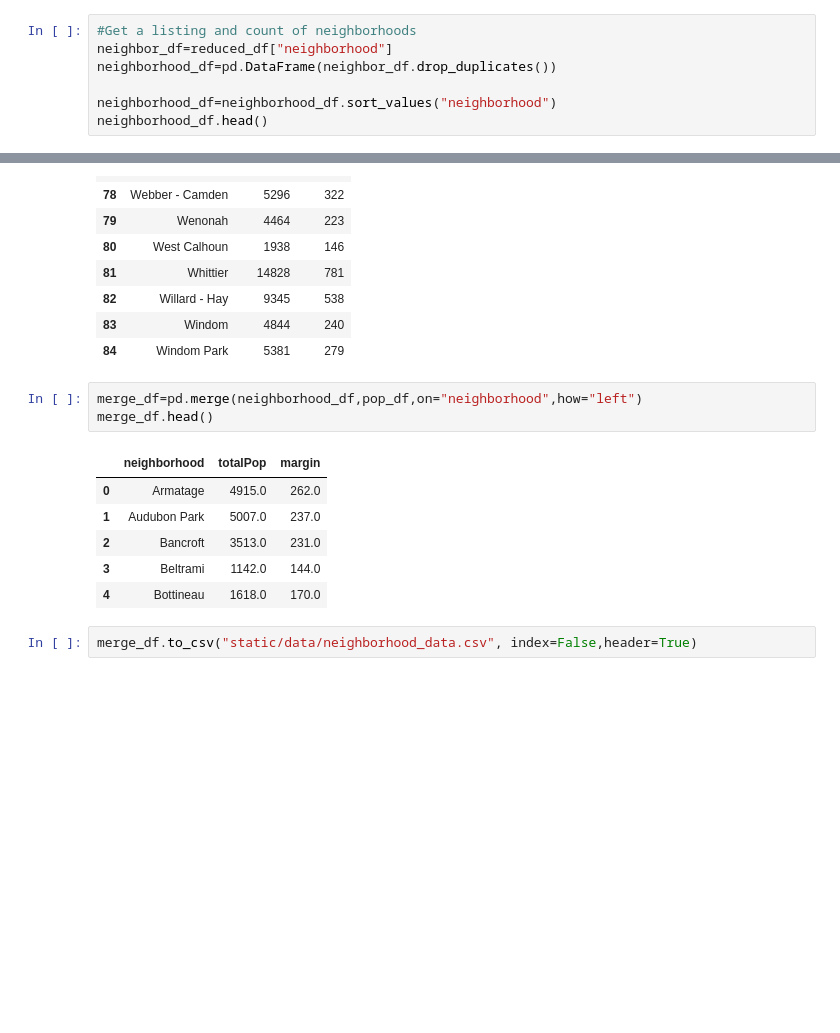
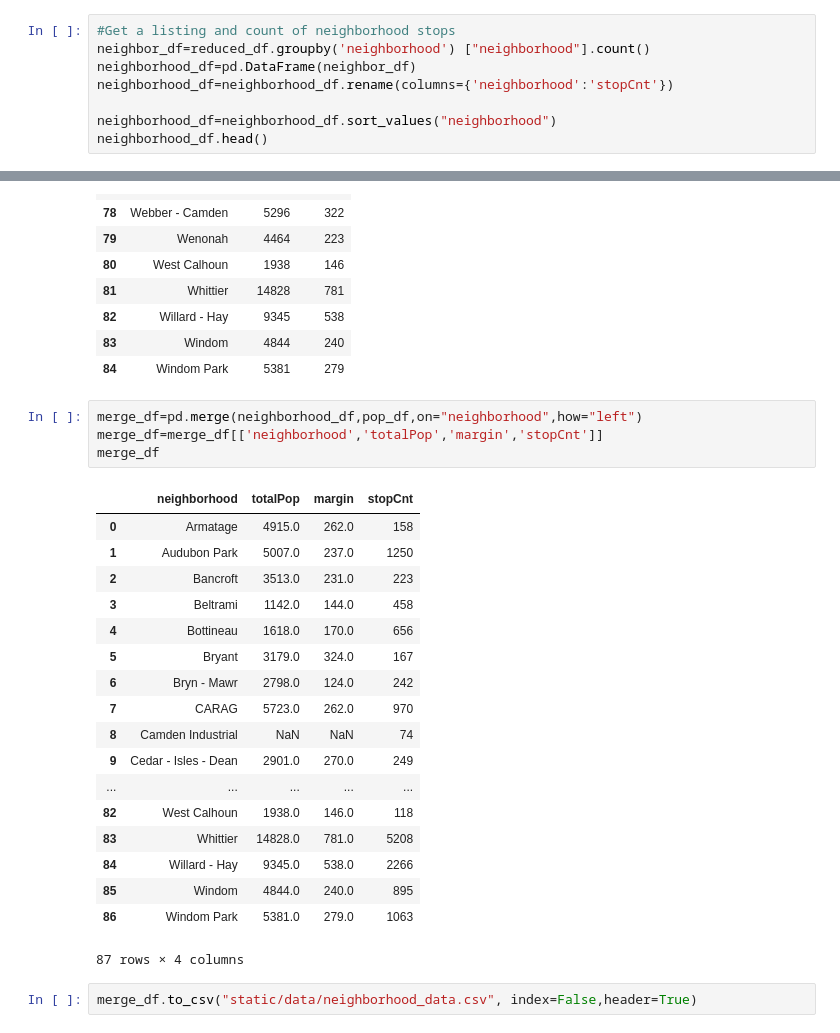
Before and after one commit to mccallkm/Minneapolis-Traffic-Stop-Data-Analysis, a Jupyter notebook: clean_data.ipynb, the cells around one changed output, grey strips where cells are left out. Drawn from its saved outputs; the diff is of its cells as text; blank space fills up the shorter version.

```diff
--- a/clean_data.ipynb
+++ b/clean_data.ipynb
@@ -117,9 +118,10 @@ reduced_df.tail()
 # Get a list of neighborhoods
 remove null neighborhood
 # %%
-#Get a listing and count of neighborhoods
-neighbor_df=reduced_df["neighborhood"]
-neighborhood_df=pd.DataFrame(neighbor_df.drop_duplicates())
+#Get a listing and count of neighborhood stops
+neighbor_df=reduced_df.groupby('neighborhood') ["neighborhood"].count()
+neighborhood_df=pd.DataFrame(neighbor_df)
+neighborhood_df=neighborhood_df.rename(columns={'neighborhood':'stopCnt'})
 
 neighborhood_df=neighborhood_df.sort_values("neighborhood")
 neighborhood_df.head()
@@ -150,14 +153,27 @@ pop_df.tail(10)
 | 84 | Windom Park | 5381 | 279 |
 # %%
 merge_df=pd.merge(neighborhood_df,pop_df,on="neighborhood",how="left")
-merge_df.head()
+merge_df=merge_df[['neighborhood','totalPop','margin','stopCnt']]
+merge_df
 # %% [output]
-|  | neighborhood | totalPop | margin |
-| 0 | Armatage | 4915.0 | 262.0 |
-| 1 | Audubon Park | 5007.0 | 237.0 |
-| 2 | Bancroft | 3513.0 | 231.0 |
-| 3 | Beltrami | 1142.0 | 144.0 |
-| 4 | Bottineau | 1618.0 | 170.0 |
+|  | neighborhood | totalPop | margin | stopCnt |
+| 0 | Armatage | 4915.0 | 262.0 | 158 |
+| 1 | Audubon Park | 5007.0 | 237.0 | 1250 |
+| 2 | Bancroft | 3513.0 | 231.0 | 223 |
+| 3 | Beltrami | 1142.0 | 144.0 | 458 |
+| 4 | Bottineau | 1618.0 | 170.0 | 656 |
+| 5 | Bryant | 3179.0 | 324.0 | 167 |
+| 6 | Bryn - Mawr | 2798.0 | 124.0 | 242 |
+| 7 | CARAG | 5723.0 | 262.0 | 970 |
+| 8 | Camden Industrial | NaN | NaN | 74 |
+| 9 | Cedar - Isles - Dean | 2901.0 | 270.0 | 249 |
+| ... | ... | ... | ... | ... |
+| 82 | West Calhoun | 1938.0 | 146.0 | 118 |
+| 83 | Whittier | 14828.0 | 781.0 | 5208 |
+| 84 | Willard - Hay | 9345.0 | 538.0 | 2266 |
+| 85 | Windom | 4844.0 | 240.0 | 895 |
+| 86 | Windom Park | 5381.0 | 279.0 | 1063 |
+87 rows × 4 columns
 # %%
 merge_df.to_csv("static/data/neighborhood_data.csv", index=False,header=True)
 # %% [markdown]
```
Also changed, not shown: parts of 16 cells of this notebook, 6 other files.
